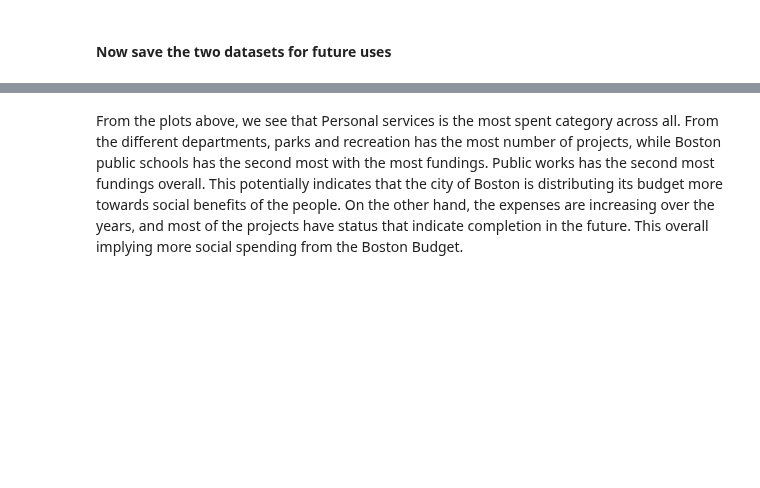
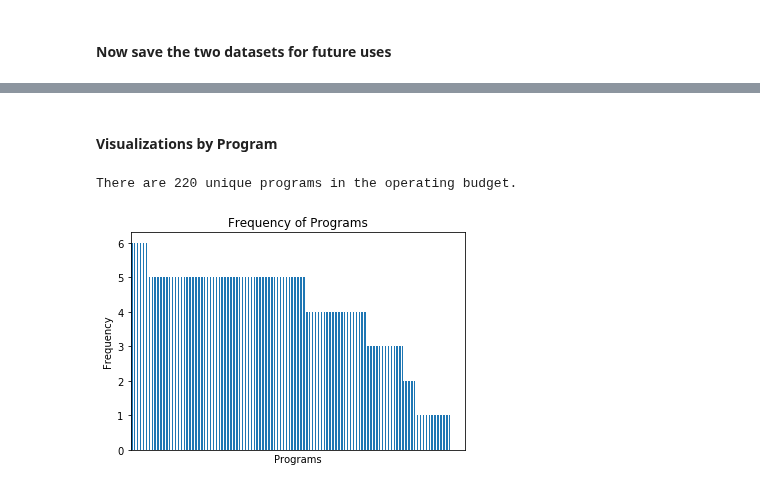
Before and after one commit to BU-Spark/ds-boston-city-budget, a Jupyter notebook: fa23-team-e/preliminary_analysis.ipynb, the cells around one changed output, grey strips where cells are left out. Drawn from its saved outputs; the diff is of its cells as text; code cells hidden in the pictures; blank space fills up the shorter version.

```diff
--- a/fa23-team-e/preliminary_analysis.ipynb
+++ b/fa23-team-e/preliminary_analysis.ipynb
@@ -181,7 +181,3 @@ FY22 Actual Expense    141
 FY23 Appropriation     115
 FY24 Adopted            88
 dtype: int64
-# %%
-# rename some columns for easier access
-operating_budget.rename(columns={'FY21 Actual Expense': 'FY21', 'FY22 Actual Expense': 'FY22', 'FY23 Appropriation': 'FY23', 'FY24 Adopted': 'FY24'}, inplace=True)
-operating_budget.head()
@@ -306,2 +237,15 @@ plt.show()
-# %% [markdown]
-From the plots above, we see that Personal services is the most spent category across all. From the different departments, parks and recreation has the most number of projects, while Boston public schools has the second most with the most fundings. Public works has the second most fundings overall. This potentially indicates that the city of Boston is distributing its budget more towards social benefits of the people. On the other hand, the expenses are increasing over the years, and most of the projects have status that indicate completion in the future. This overall implying more social spending from the Boston Budget.
+# %% [markdown]
+#### Visualizations by Program
+# %%
+operating_budget['FY21-23 Average'] = operating_budget[['FY21 Actual Expense', 'FY22 Actual Expense', 'FY23 Appropriation']].mean(axis=1)
+program_frequency = operating_budget.groupby('Program')['FY21-23 Average'].count().sort_values(ascending=False)
+print("There are", operating_budget.loc[:, "Program"].nunique(), "unique programs in the operating budget.")
+program_frequency.plot(kind='bar')
+plt.title('Frequency of Programs')
+plt.xticks([])
+plt.ylabel('Frequency')
+plt.xlabel('Programs')
+plt.show()
+# %% [output]
+There are 220 unique programs in the operating budget.
+[figure, added]
```
Also changed, not shown: parts of 17 cells of this notebook.
